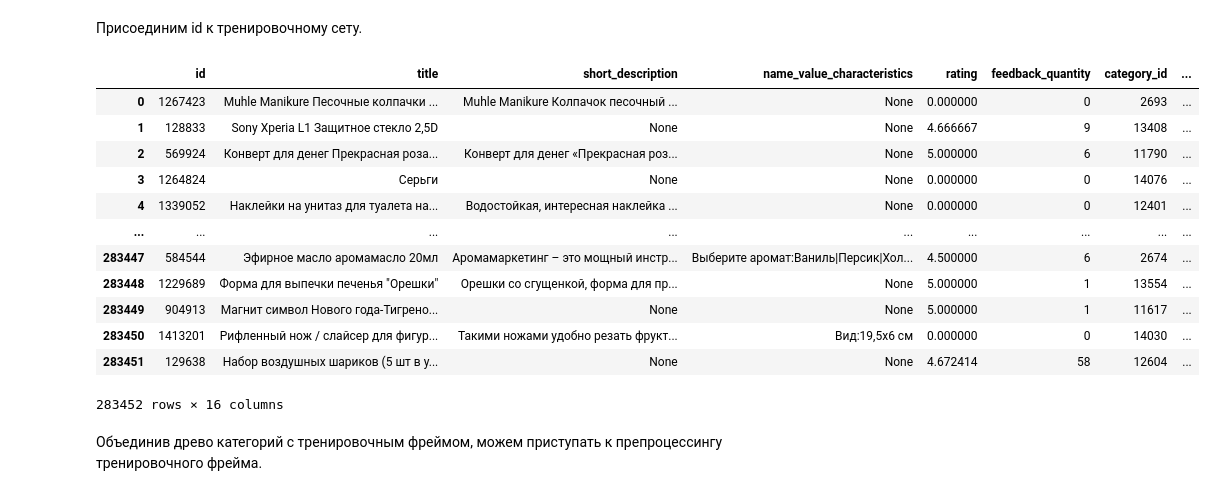
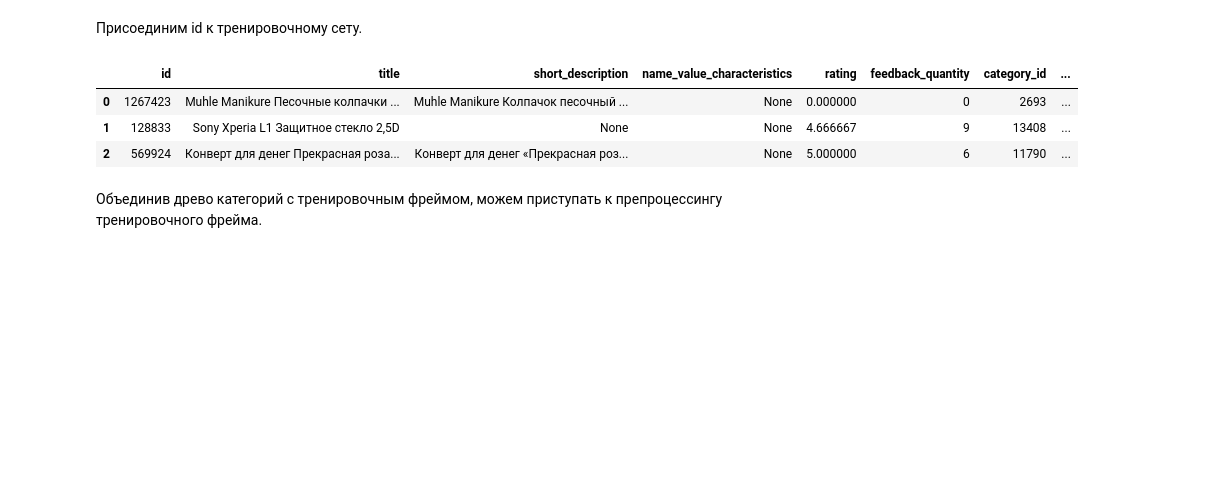
Before and after one commit to akuznetsovsp/good-s_category_prediction_for_online_shopping_platform, a Jupyter notebook: solution.ipynb, the cells around one changed output. Drawn from its saved outputs; the diff is of its cells as text; code cells hidden in the pictures; blank space fills up the shorter version.

```diff
--- a/solution.ipynb
+++ b/solution.ipynb
@@ -176,21 +153,12 @@ print('Упущенные категории: ', len(df_train[df_train['category
 Присоединим id к тренировочному сету.
 # %%
 df_train = df_train.merge(cat_merged, how='left', left_on='category_id', right_on='deep_id')
-df_train
+df_train.head(3)
 # %% [output]
 |  | id | title | short_description | name_value_characteristics | rating | feedback_quantity | category_id | ... |
 | 0 | 1267423 | Muhle Manikure Песочные колпачки ... | Muhle Manikure Колпачок песочный ... | None | 0.000000 | 0 | 2693 | ... |
 | 1 | 128833 | Sony Xperia L1 Защитное стекло 2,5D | None | None | 4.666667 | 9 | 13408 | ... |
 | 2 | 569924 | Конверт для денег Прекрасная роза... | Конверт для денег «Прекрасная роз... | None | 5.000000 | 6 | 11790 | ... |
-| 3 | 1264824 | Серьги | None | None | 0.000000 | 0 | 14076 | ... |
-| 4 | 1339052 | Наклейки на унитаз для туалета на... | Водостойкая, интересная наклейка ... | None | 0.000000 | 0 | 12401 | ... |
-| ... | ... | ... | ... | ... | ... | ... | ... | ... |
-| 283447 | 584544 | Эфирное масло аромамасло 20мл | Аромамаркетинг – это мощный инстр... | Выберите аромат:Ваниль|Персик|Хол... | 4.500000 | 6 | 2674 | ... |
-| 283448 | 1229689 | Форма для выпечки печенья "Орешки" | Орешки со сгущенкой, форма для пр... | None | 5.000000 | 1 | 13554 | ... |
-| 283449 | 904913 | Магнит символ Нового года-Тигрено... | None | None | 5.000000 | 1 | 11617 | ... |
-| 283450 | 1413201 | Рифленный нож / слайсер для фигур... | Такими ножами удобно резать фрукт... | Вид:19,5х6 см | 0.000000 | 0 | 14030 | ... |
-| 283451 | 129638 | Набор воздушных шариков (5 шт в у... | None | None | 4.672414 | 58 | 12604 | ... |
-283452 rows × 16 columns
 # %% [markdown]
 Объединив древо категорий с тренировочным фреймом, можем приступать к препроцессингу тренировочного фрейма.
 # %% [markdown]
```
Also changed, not shown: parts of 19 cells of this notebook, 2 other files.
